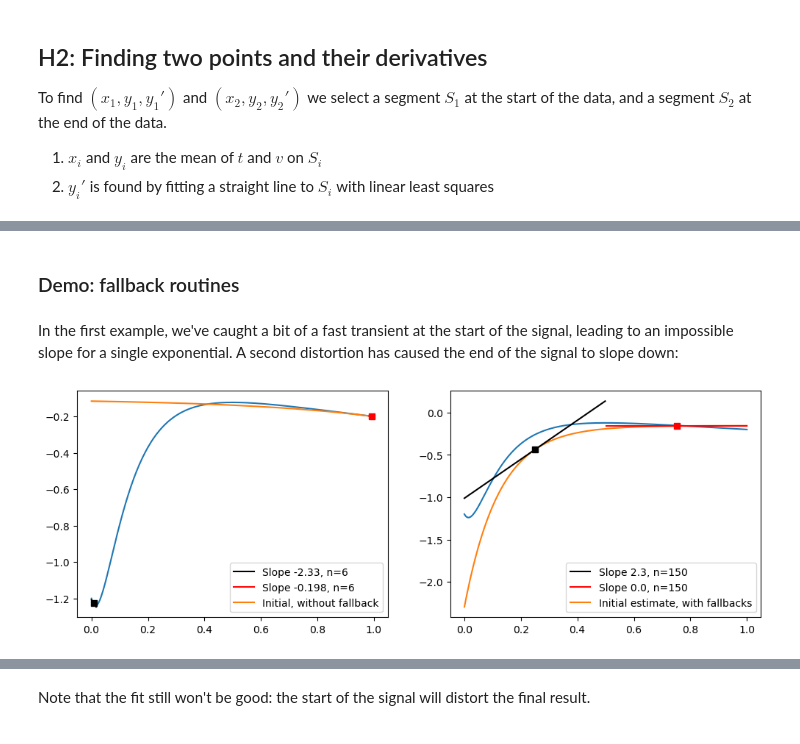
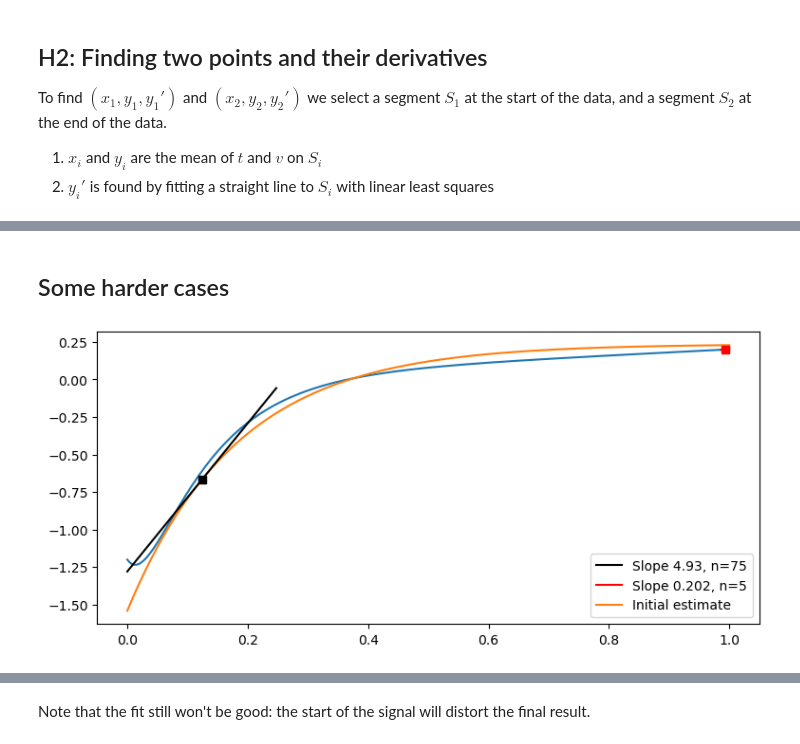
Before and after one commit to myokit/expfit, a Jupyter notebook: docs/expfit-1-initial-guess-single.ipynb, the cells around one changed output, grey strips where cells are left out. Drawn from its saved outputs; the diff is of its cells as text; code cells hidden in the pictures.

```diff
--- a/docs/expfit-1-initial-guess-single.ipynb
+++ b/docs/expfit-1-initial-guess-single.ipynb
@@ -106,0 +96,11 @@ import expfit
+# %%
+n = 100
+s = 0.1
+a, b, c = 1, -5, -1
+x = np.linspace(0, 3, n)
+y = fn(x, a, b, c, s)
+
+fig = plt.figure(figsize=(7, 4))
+ax = fig.add_subplot()
+ax.plot(x, y, 's-' if n < 10 else '-')
+plt.show()
@@ -149,20 +158,16 @@ Now, we run again showing the initial guesses.
 # %%
 rng = np.random.default_rng(1)
-
-def fn(x, a, b, c, s):
-    y = f(x, a, b, c) + rng.normal(0, s, len(x))
-    return (y - y[0]) / (y[-1] - y[0])
 
 fig = plt.figure(figsize=(13, 3))
 fig.subplots_adjust(wspace=0.1)
 grd = fig.add_gridspec(1, 4)
 for i, (a, b, c, s, n) in enumerate(tests):
     x = np.linspace(0, 1, n)
-    y = fn(x, a, b, c, s)
+    y = fnorm(x, a, b, c, s)
 
     ax = fig.add_subplot(grd[i])
     ax.plot(x, y, 's-' if n < 10 else '-')
-    a0, b0, c0 = expfit.estimate_initial_single(x, y, axes=ax)
+    a0, b0, c0 = expfit.estimate_initial_single(x, y, axes=ax, transform=False)
     ax.plot(x, f(x, a0, b0, c0), label='Initial guess', zorder=10)
     ax.legend(frameon=False)
     ax.set_ylim(-0.1, 1.1)
@@ -197,32 +180,25 @@ We check for this explicitly by comparing the RMSE of a flat line fit with the R
-# %% [markdown]
-### Demo: fallback routines
-# %% [markdown]
-In the first example, we've caught a bit of a fast transient at the start of the signal, leading to an impossible slope for a single exponential.
-A second distortion has caused the end of the signal to slope down:
+# %% [markdown]
+## Some harder cases
 # %%
 rng = np.random.default_rng(1)
 a0, b0, c0 = 1, -2, -9
 n = 300
 x = np.linspace(0, 1, n)
 y = a0 * np.zeros(x.shape)
 y += b0 * np.exp(c0 * x)
 y += 0.8 * np.exp(-30 * x)
-y += -0.2 * x
+y +=- -0.2 * x
 
-def demo_fallbacks(x, y):
-    fig = plt.figure(figsize=(12, 4))
-    ax = fig.add_subplot(1, 2, 1)
+def demo(x, y):
+    #y = (y - y[0]) / (y[-1] - y[0])
+    fig = plt.figure(figsize=(9, 4))
+    ax = fig.add_subplot()
     ax.plot(x, y)
-    a, b, c = expfit.estimate_initial_single(x, y, axes=ax, use_fallbacks=False)
-    ax.plot(x, a + b * np.exp(c * x), label='Initial, without fallback')
-    ax.legend()
-    ax = fig.add_subplot(1, 2, 2)
-    ax.plot(x, y)
-    a, b, c = expfit.estimate_initial_single(x, y, axes=ax, use_fallbacks=True)
-    ax.plot(x, a + b * np.exp(c * x), label='Initial estimate, with fallbacks')
+    a, b, c = expfit.estimate_initial_single(x, y, axes=ax, transform=False)
+    ax.plot(x, a + b * np.exp(c * x), label='Initial estimate')
     ax.legend()
 
-demo_fallbacks(x, y)
+demo(x, y)
 plt.show()
 # %% [output]
-[figure, old version]
+[figure, new version]
```
Also changed, not shown: parts of 31 cells of this notebook, 5 other files.
